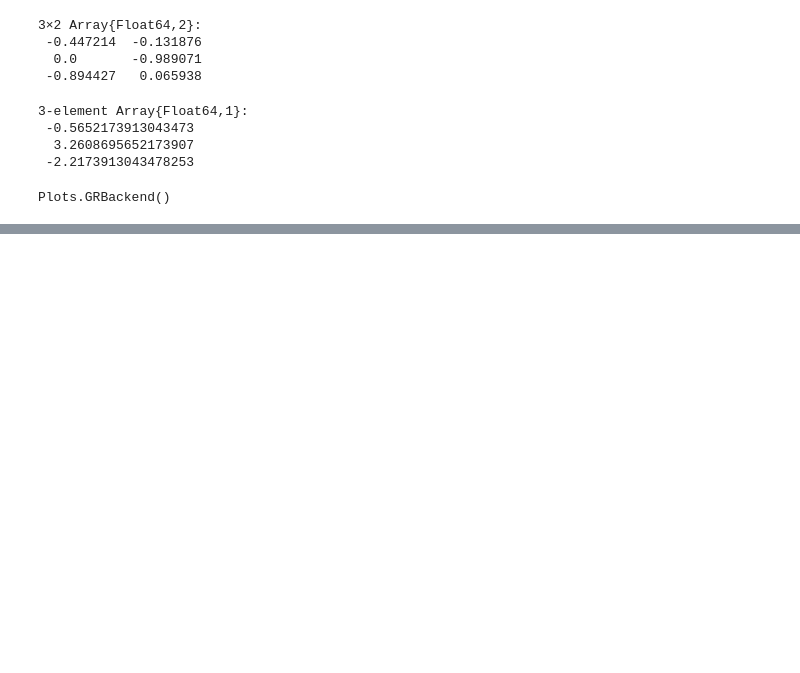
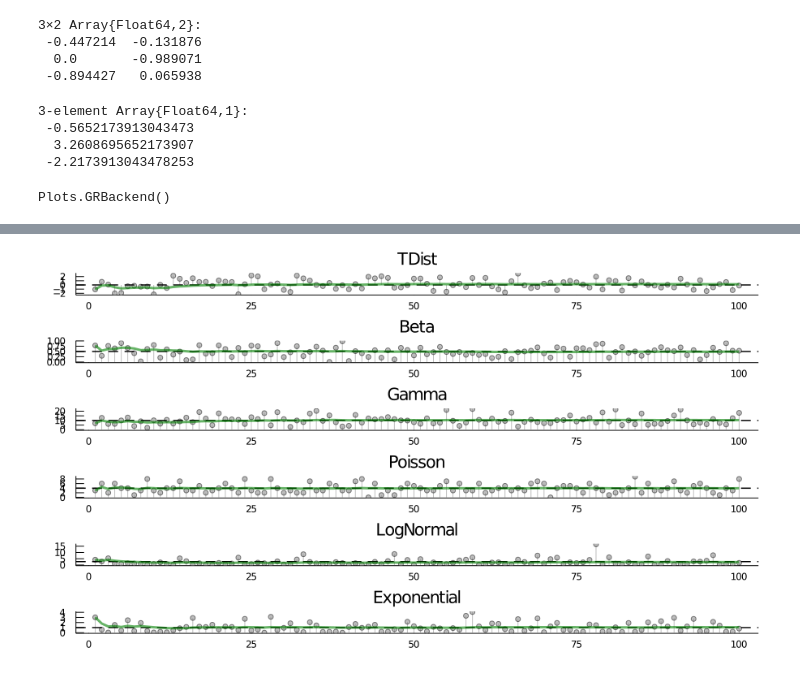
Before and after one commit to SuyongYang/JuliaPractice, a Jupyter notebook: JuliaPracticing.ipynb, the cells around one changed output, grey strips where cells are left out. Drawn from its saved outputs; the diff is of its cells as text; code cells hidden in the pictures; blank space fills up the shorter version.

```diff
--- a/JuliaPracticing.ipynb
+++ b/JuliaPracticing.ipynb
@@ -3647,0 +3689,5 @@ Plots.GRBackend()
+# %%
+plot(ksl.(distributions[1:6])...,layout=(6,1),legend=false)
+#... : splat operator
+# %% [output]
+[figure, added]
```
Also changed, not shown: parts of 9 cells of this notebook.
